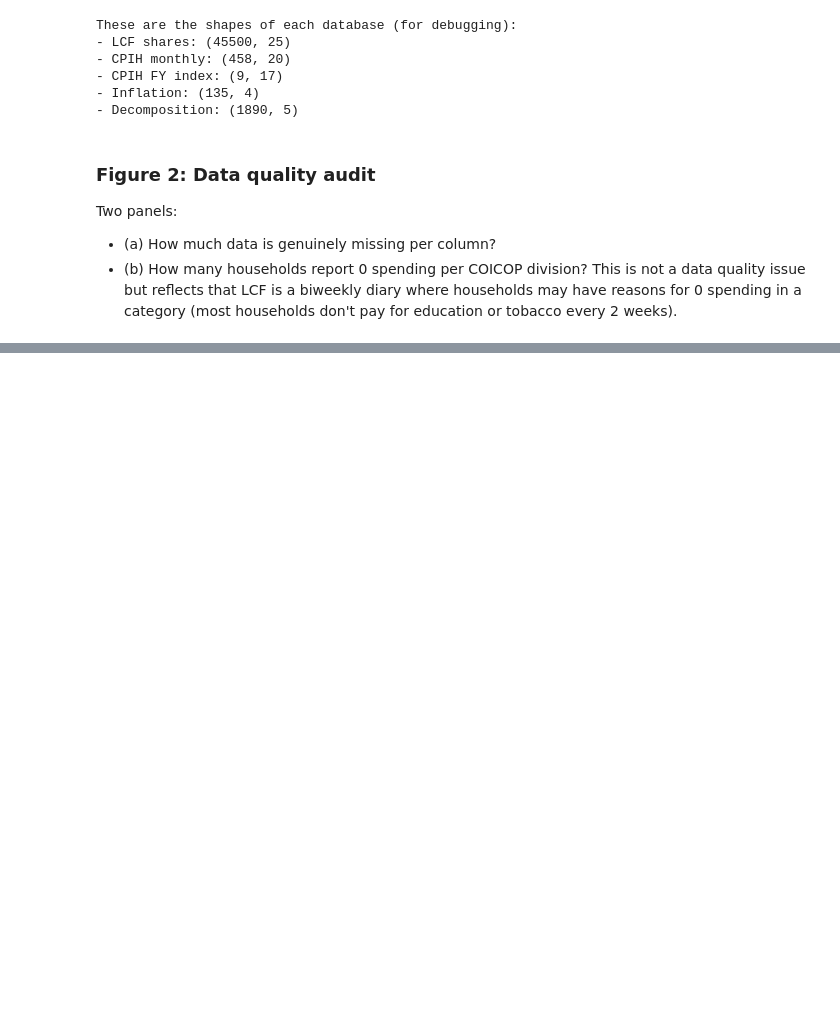
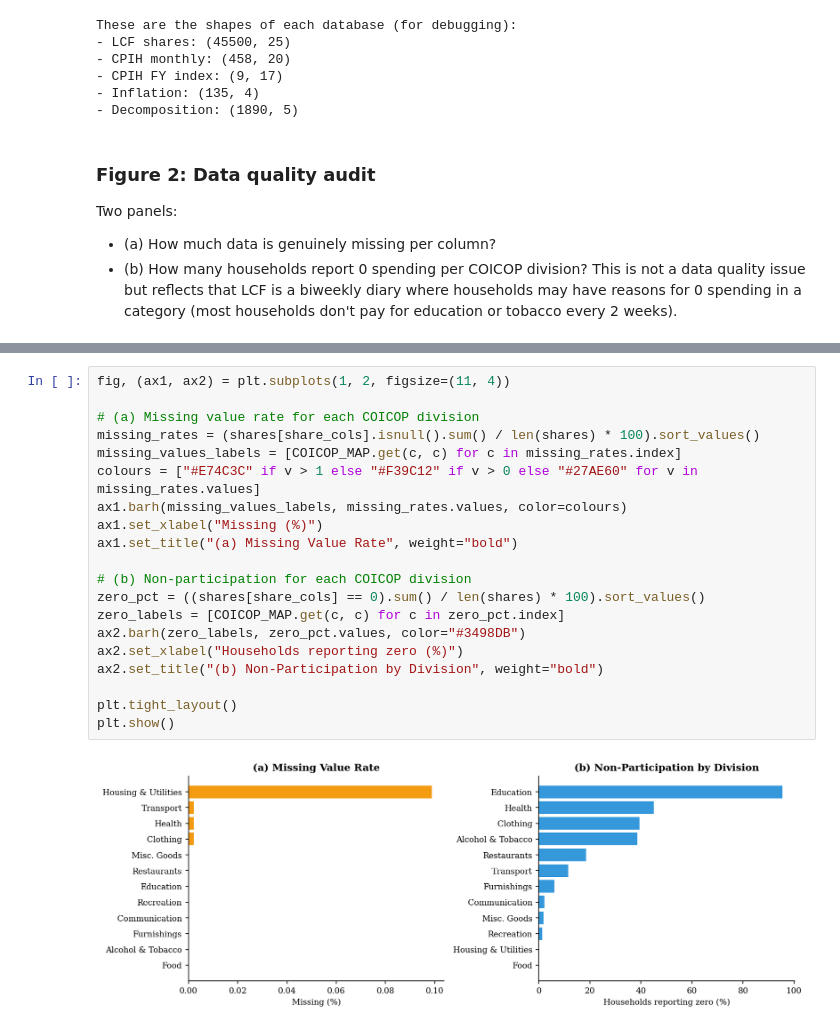
Before and after one commit to onettonett/TemporaryADS, a Jupyter notebook: notebooks/visualisations.ipynb, the cells around one changed output, grey strips where cells are left out. Saved outputs shown, nothing was run; the diff lists cells and outputs as text; blank space fills up the shorter version.

```diff
--- a/notebooks/visualisations.ipynb
+++ b/notebooks/visualisations.ipynb
@@ -105,0 +113,22 @@ ax.barh(labels, zero_percentage_categories.values, color="#3498DB")
+# %%
+fig, (ax1, ax2) = plt.subplots(1, 2, figsize=(11, 4))
+
+# (a) Missing value rate for each COICOP division
+missing_rates = (shares[share_cols].isnull().sum() / len(shares) * 100).sort_values()
+missing_values_labels = [COICOP_MAP.get(c, c) for c in missing_rates.index]
+colours = ["#E74C3C" if v > 1 else "#F39C12" if v > 0 else "#27AE60" for v in missing_rates.values]
+ax1.barh(missing_values_labels, missing_rates.values, color=colours)
+ax1.set_xlabel("Missing (%)")
+ax1.set_title("(a) Missing Value Rate", weight="bold")
+
+# (b) Non-participation for each COICOP division
+zero_pct = ((shares[share_cols] == 0).sum() / len(shares) * 100).sort_values()
+zero_labels = [COICOP_MAP.get(c, c) for c in zero_pct.index]
+ax2.barh(zero_labels, zero_pct.values, color="#3498DB")
+ax2.set_xlabel("Households reporting zero (%)")
+ax2.set_title("(b) Non-Participation by Division", weight="bold")
+
+plt.tight_layout()
+plt.show()
+# %% [output]
+[figure, added]
```
Also changed, not shown: parts of 1 cell of this notebook.
